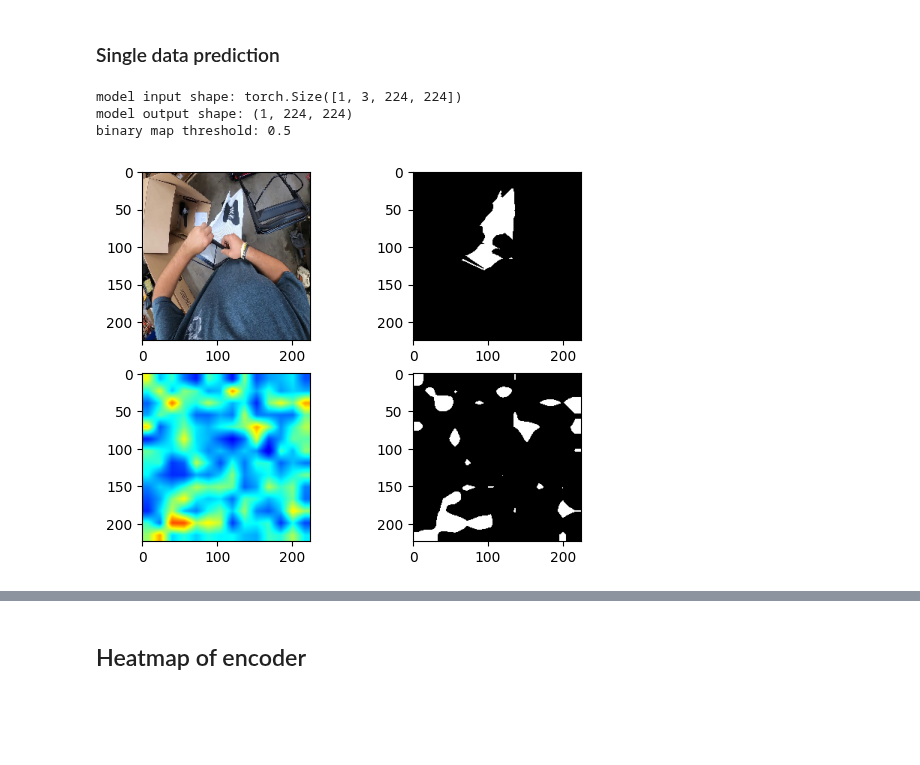
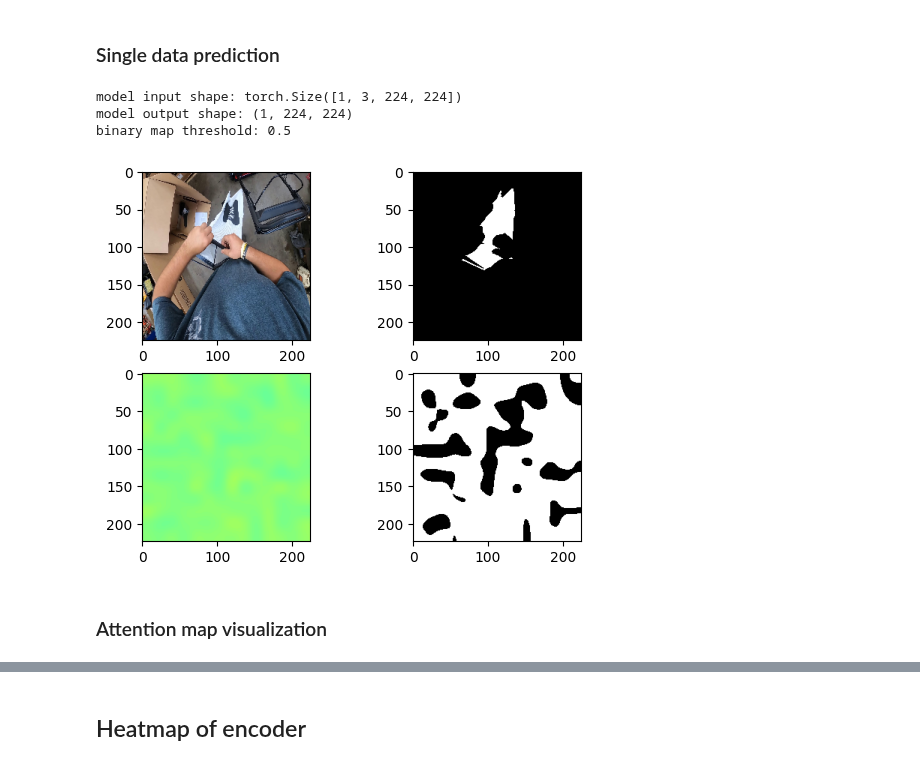
Before and after one commit to pasca-l/hands-and-objects, a Jupyter notebook: objectness_classification/models/analysis.ipynb, the cells around one changed output, grey strips where cells are left out. Saved outputs shown, nothing was run; the diff lists cells and outputs as text; code cells hidden in the pictures; blank space fills up the shorter version.

```diff
--- a/objectness_classification/models/analysis.ipynb
+++ b/objectness_classification/models/analysis.ipynb
@@ -90,14 +80,14 @@ def load_model(classifier, weight_path):
 from system import ObjnessClsModule
 
 classifier = ObjnessClsModule(
-    model_name="segmenter",
+    model_name="setr",
     with_attention=True,
 )
-
-# classifier = load_model(classifier, "../logs/segmenter.pth")
 # %%
 import numpy as np
 import cv2
+
+threshold = 0.5
 
 input = frames.float()
 with torch.no_grad():
@@ -117,32 +107,34 @@ fig = plt.figure()
 fig.add_subplot(2, 2, 1)
 plt.imshow(img)
 
 fig.add_subplot(2, 2, 2)
 plt.imshow(mask[0])
 plt.gray()
 
 for cls in range(len(output)):
     fig.add_subplot(2, 2, 3+cls)
     heatmap = cv2.applyColorMap(
         (output[cls] * 255).astype(np.uint8),
         cv2.COLORMAP_JET,
     )
     heatmap = cv2.cvtColor(heatmap, cv2.COLOR_BGR2RGB)
     plt.imshow(heatmap)
 
     fig.add_subplot(2, 2, 3+cls+1)
-    binary_mask = output[cls] > (threshold:=0.5)
+    binary_mask = output[cls] > threshold
     plt.imshow(binary_mask)
     plt.gray()
 
     break
 
 plt.show()
 
 plt.clf()
 plt.close()
 # %% [output]
 model input shape: torch.Size([1, 3, 224, 224])
 model output shape: (1, 224, 224)
 binary map threshold: 0.5
-[figure, old version]
+[figure, new version]
+# %% [markdown]
+### Attention map visualization
```
Also changed, not shown: parts of 3 cells of this notebook, 1 other file.
